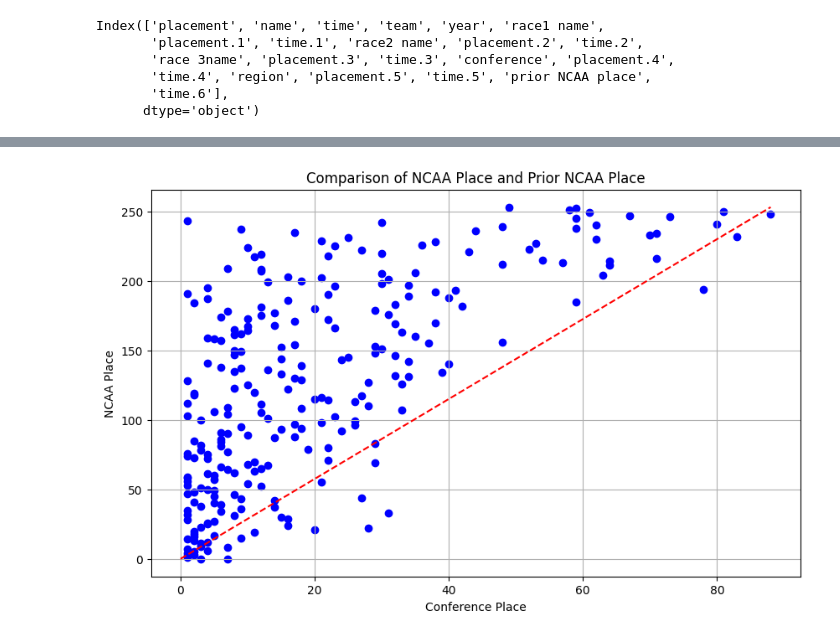
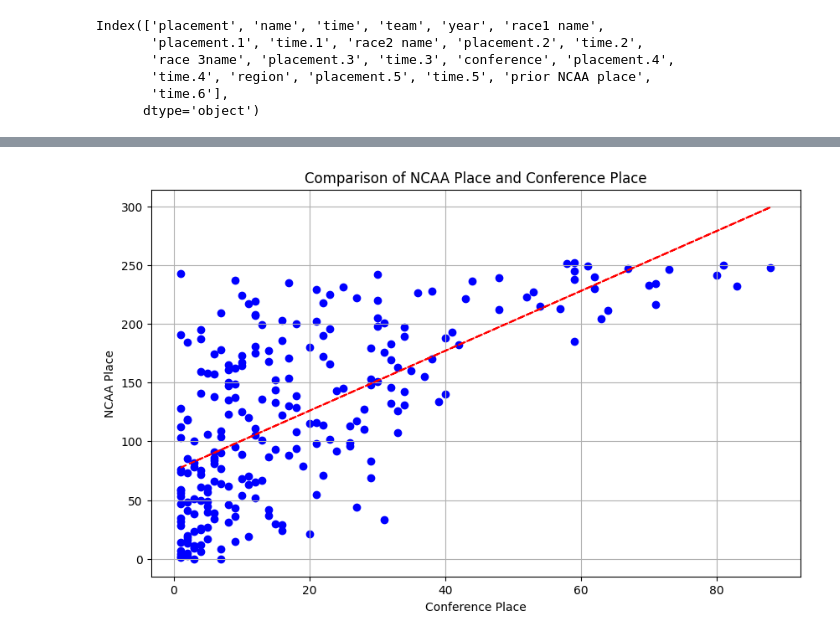
Before and after one commit to LukeLambert11/ncaaProject, a Jupyter notebook: notebooks/test.ipynb, the cells around one changed output, grey strips where cells are left out. Saved outputs shown, nothing was run; the diff lists cells and outputs as text; code cells hidden in the pictures.

Commit message:
working on graphs

```diff
--- a/notebooks/test.ipynb
+++ b/notebooks/test.ipynb
@@ -91,16 +74,24 @@ ValueError: data type <class 'numpy.object_'> not inexact
 # %%
-filtered_df = df[df['conferencePlace'] != 'n/a']
+filtered_df = df.copy()
+filtered_df.dropna(subset=['ncaaPlace', 'conferencePlace'], inplace=True)
+filtered_df = filtered_df[filtered_df['ncaaPlace'] != 'DNF']
+
+
 plt.figure(figsize=(10, 6))
 plt.scatter(filtered_df['conferencePlace'], filtered_df['ncaaPlace'], color='blue')
 
 plt.xlabel('Conference Place')
 plt.ylabel('NCAA Place')
-plt.title('Comparison of NCAA Place and Prior NCAA Place')
+plt.title('Comparison of NCAA Place and Conference Place')
 plt.grid(True)
 
-# Optionally, add a line for reference
-plt.plot([0, max(filtered_df['conferencePlace'])], [0, max(filtered_df['ncaaPlace'])], color='red', linestyle='--')
+# Compute the best fit line (least squares regression)
+slope, intercept = np.polyfit(filtered_df['conferencePlace'], filtered_df['ncaaPlace'], 1)
+regression_line = slope * filtered_df['conferencePlace'] + intercept
+
+# Plot the regression line
+plt.plot(filtered_df['conferencePlace'], regression_line, color='red', linestyle='--')
 
 plt.show()
 # %% [output]
-[figure, old version]
+[figure, new version]
```
Also changed, not shown: parts of 4 cells of this notebook.
